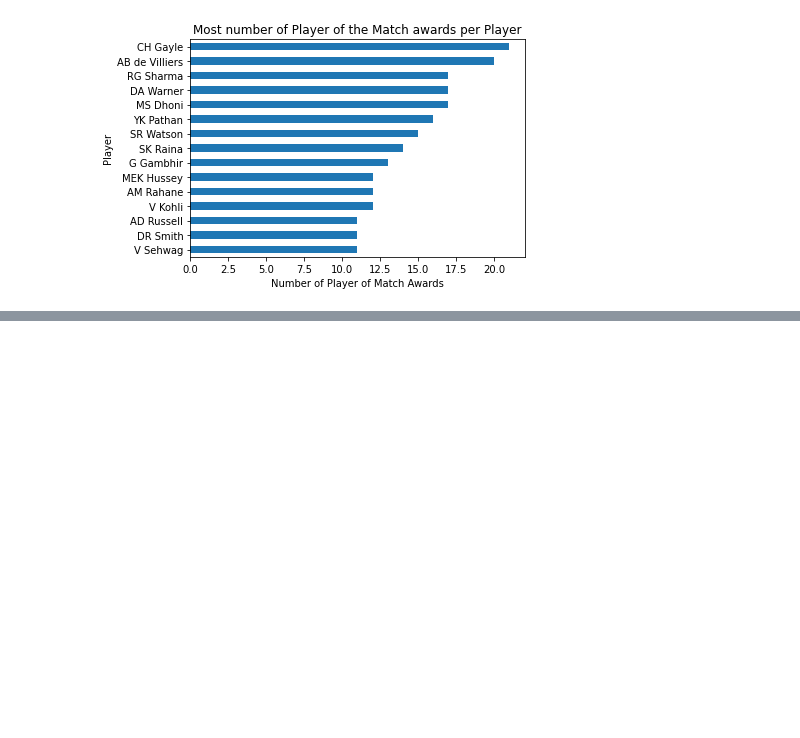
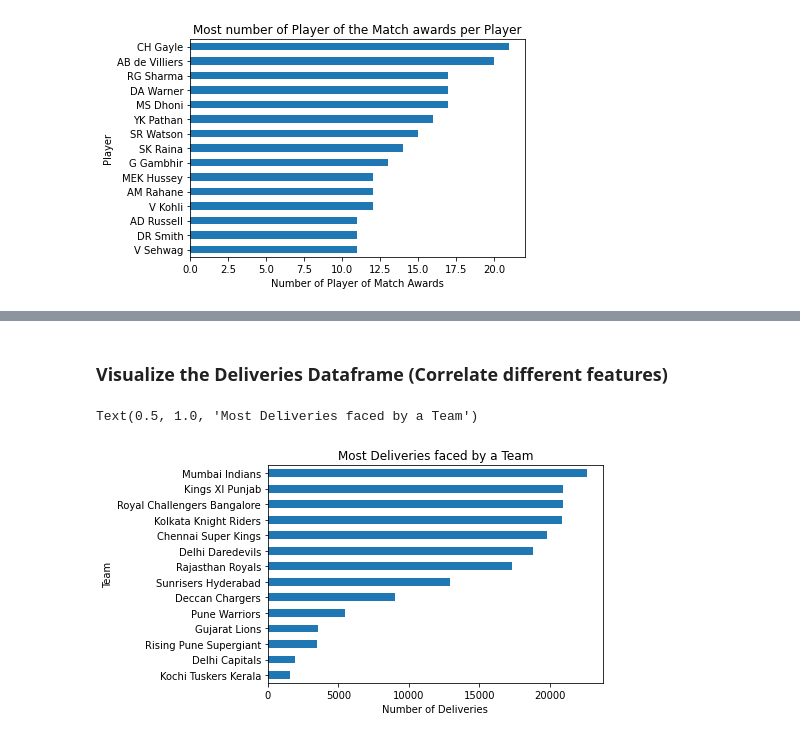
Before and after one commit to djsbalakrishnan/IPL-Analytics, a Jupyter notebook: Analyze IPL Data.ipynb, the cells around one changed output, grey strips where cells are left out. Drawn from its saved outputs; the diff is of its cells as text; code cells hidden in the pictures; blank space fills up the shorter version.

Commit message:
Visualized Deliveried Data

```diff
--- a/Analyze IPL Data.ipynb
+++ b/Analyze IPL Data.ipynb
@@ -756,0 +776,13 @@ Text(0.5, 1.0, 'Most number of Player of the Match awards per Player')
+# %% [markdown]
+### Visualize the Deliveries Dataframe (Correlate different features)
+# %%
+# most deliveries faced by a team
+
+count_deliveries_faced_by_team = deliveries_df["batting_team"].value_counts().sort_values()
+count_deliveries_faced_by_team.plot(kind="barh")
+plt.xlabel("Number of Deliveries")
+plt.ylabel("Team")
+plt.title("Most Deliveries faced by a Team")
+# %% [output]
+Text(0.5, 1.0, 'Most Deliveries faced by a Team')
+[figure, added]
```
Also changed, not shown: parts of 9 cells of this notebook.
